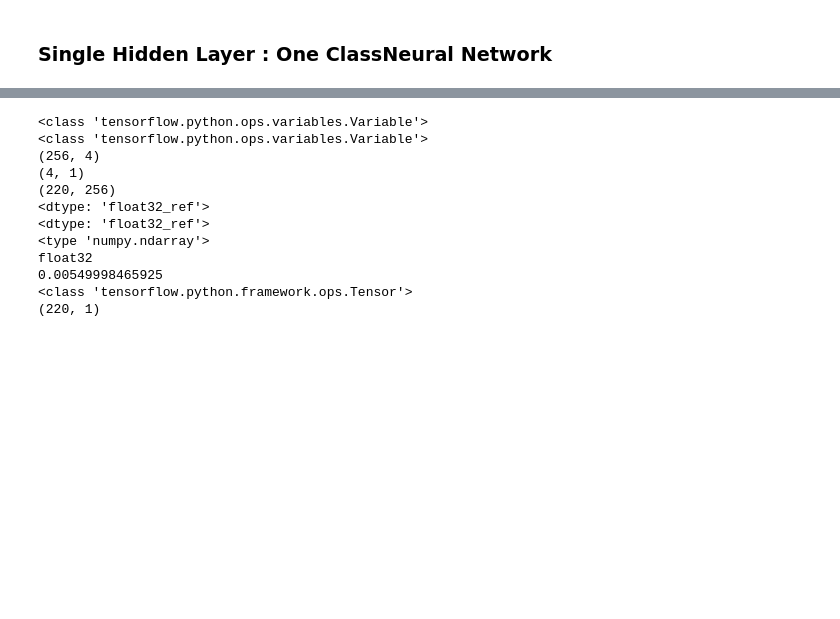
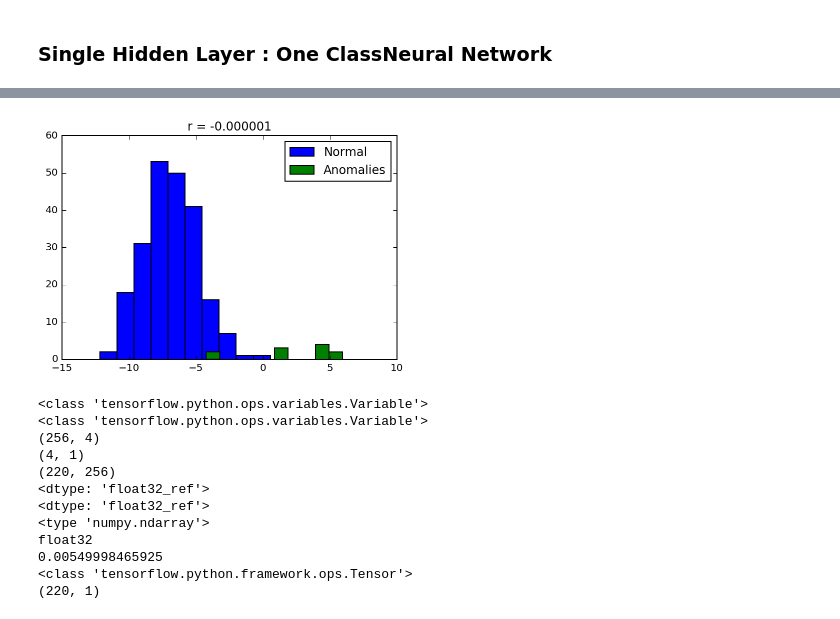
Before and after one commit to raghavchalapathy/one_class_nn, a Jupyter notebook: usps_OneClassSVM(Linear_Kernel_FourierFeatures)_Vs_OneClassNN.ipynb, the cells around one changed output, grey strips where cells are left out. Drawn from its saved outputs; the diff is of its cells as text; code cells hidden in the pictures; blank space fills up the shorter version.

```diff
--- a/usps_OneClassSVM(Linear_Kernel_FourierFeatures)_Vs_OneClassNN.ipynb
+++ b/usps_OneClassSVM(Linear_Kernel_FourierFeatures)_Vs_OneClassNN.ipynb
@@ -332,3 +353,11 @@ Use `tf.global_variables_initializer` instead.
+# %%
+plt.hist(arrayTrain,label='Normal');
+plt.hist(arrayTest,label='Anomalies');
+plt.legend(loc='upper right')
+plt.title('r = %1.6f' % rStar)
+plt.show()
+# %% [output]
+[figure, added]
 # %%
 print type(wStar)
 print type(VStar)
```
Also changed, not shown: parts of 3 cells of this notebook, 4 other files.
